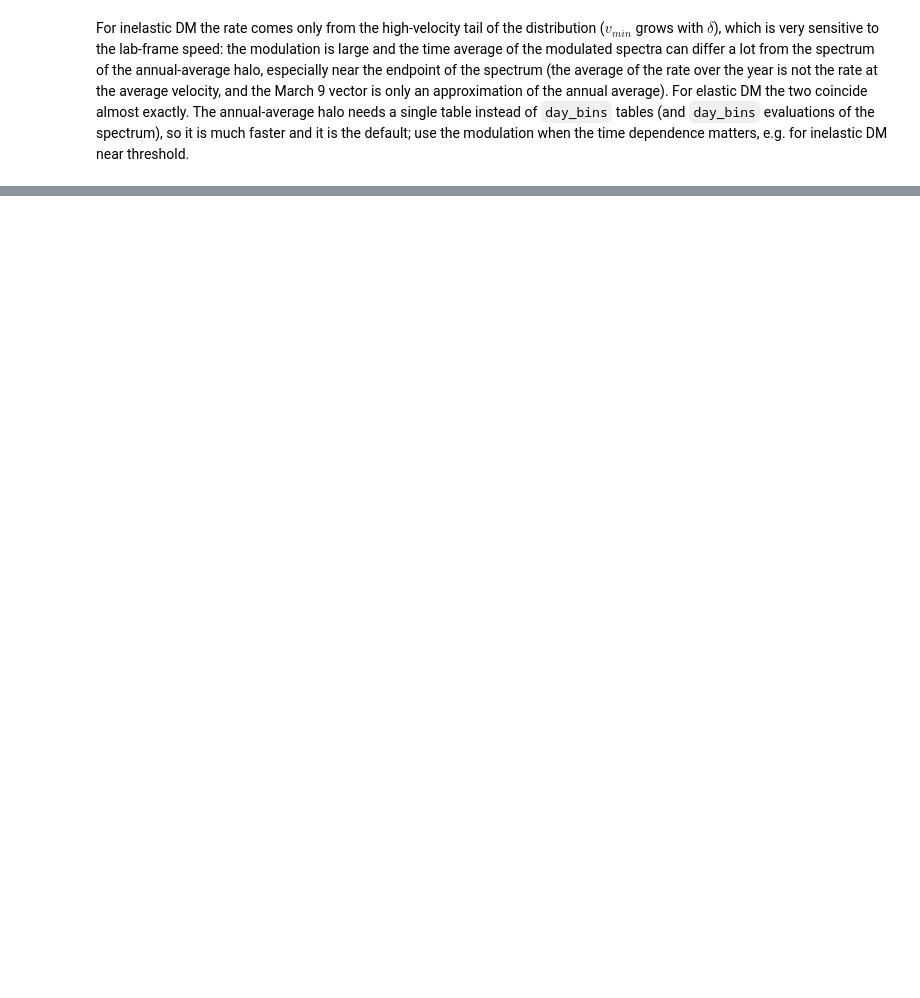
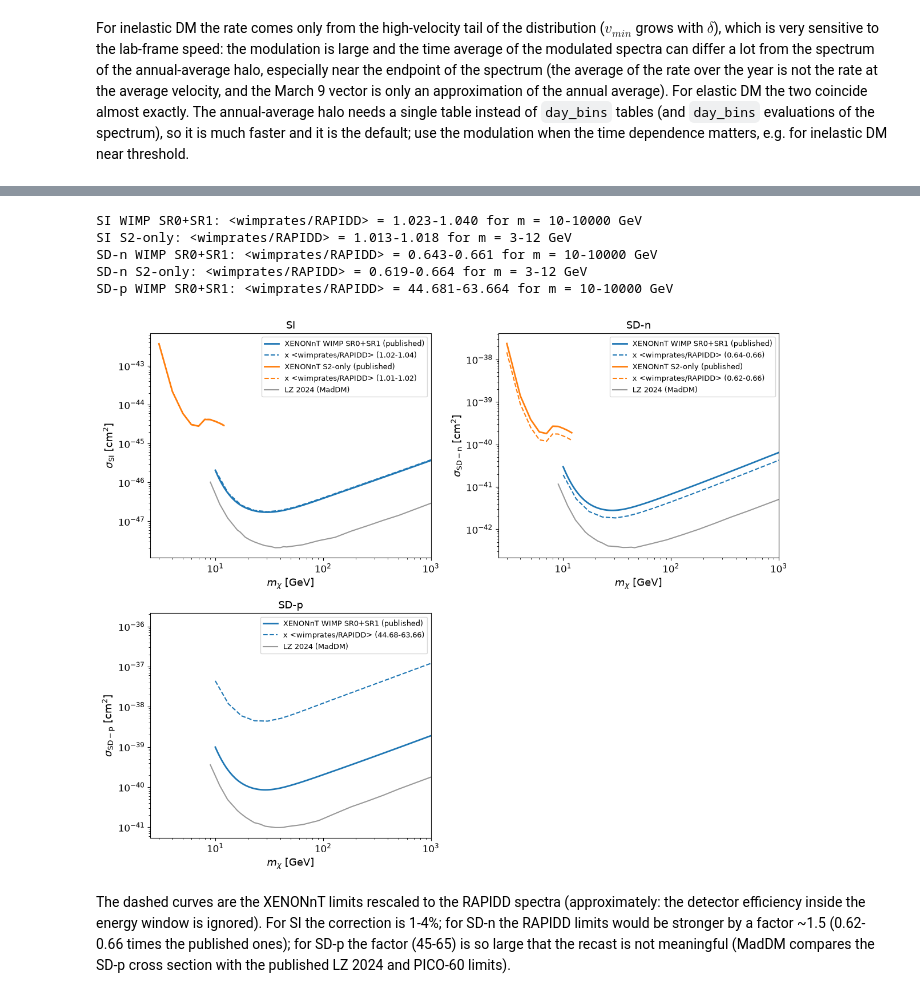
Before and after one commit to cheekyparticle/RAPIDD_for_DM, a Jupyter notebook: examples/checks_NR_rates.ipynb, the cells around one changed output, grey strips where cells are left out. Saved outputs shown, nothing was run; the diff lists cells and outputs as text; code cells hidden in the pictures; blank space fills up the shorter version.

```diff
--- a/examples/checks_NR_rates.ipynb
+++ b/examples/checks_NR_rates.ipynb
@@ -223,7 +249,7 @@ for delta in deltas:
                                                           verbose=False)  # SHM with the default parameters
     iDM_mod[delta] = res['Xe']
 
-fig, axes = plt.subplots(1, 3, figsize=(17, 4.5))
+fig, axes = panels(3)
 for k, delta in enumerate(deltas):
     static = iDM_rates[op]['SHM'][delta]
     avg = iDM_mod[delta]['drde_avg']
@@ -243,8 +269,8 @@ for k, delta in enumerate(deltas):
               f'time-averaged total rate {avg @ weights:.3g} events/kg/day')
 axes[0].set_yscale('log'); axes[0].set_ylim(bottom=1e-8)
 axes[0].set_xlabel('Recoil Energy (keV)'); axes[0].set_ylabel('dR/dE (events/kg/day/keV)')
-axes[0].legend(title='solid: annual-average halo, dashed: time average')
-axes[1].set_xscale('log'); axes[1].set_xlabel('Recoil Energy (keV)')
+axes[0].legend(title='solid: annual-average halo\ndashed: time average')
+axes[1].set_xlabel('Recoil Energy (keV)')
 axes[1].set_ylabel('time average / annual-average halo')
 axes[2].axvline(72.9, color='grey', ls=':')
 axes[2].set_xlabel('t [days since March 22]'); axes[2].set_ylabel(r'$R_i/\langle R\rangle - 1$')
@@ -429,0 +400,61 @@ meaningless (two-body currents missing in RAPIDD).
+# %%
+import pandas as pd
+
+nt_dir = '../tests/data/xenonnt/'
+nt = {('SI', 'WIMP SR0+SR1'): (pd.read_csv(nt_dir + 'xenonnt_2025_si_wimp.csv'), 'mass', 'upper_limit', (3., 60.)),
+      ('SD-n', 'WIMP SR0+SR1'): (pd.read_csv(nt_dir + 'xenonnt_2025_sd_neutron_wimp.csv'), 'mass', 'upper_limit', (3., 60.)),
+      ('SD-p', 'WIMP SR0+SR1'): (pd.read_csv(nt_dir + 'xenonnt_2025_sd_proton_wimp.csv'), 'mass', 'upper_limit', (3., 60.)),
+      ('SI', 'S2-only'): (pd.read_csv(nt_dir + 'XENONnT_SR012_s2_only_wimp_si_after_pcl_limit.csv'), 'mass_gev', 'limit_cm2', (0.5, 5.)),
+      ('SD-n', 'S2-only'): (pd.read_csv(nt_dir + 'XENONnT_SR012_s2_only_wimp_sdn_after_pcl_limit.csv'), 'mass_gev', 'limit_cm2', (0.5, 5.))}
+lz = {'SI': np.loadtxt('../lib/experiments/lz2024/LZ2024_SI.dat'), 'SD-n': np.loadtxt('../lib/experiments/lz2024/LZ2024_SDn.dat'),
+      'SD-p': np.loadtxt('../lib/experiments/lz2024/LZ2024_SDp.dat')}
+
+
+def recast_factor(case, m, window):
+    """<wimprates/RAPIDD> over the energy window, weighted with the wimprates spectrum"""
+    E = np.geomspace(*window, 60)
+    y_wr = wimprates_spectrum(case, m, 1e-45, E)
+    y_r = rapidd_spectrum(case, m, 1e-45, E)
+    if np.trapezoid(y_r, E) <= 0:
+        return np.nan
+    return np.trapezoid(y_wr, E) / np.trapezoid(y_r, E)
+
+
+if have_wr:
+    fig, axes = panels(3, height=5)
+    for ax, case in zip(axes, ('SI', 'SD-n', 'SD-p')):
+        for (c, search), (df, mcol, lcol, window) in nt.items():
+            if c != case:
+                continue
+            m = df[mcol].values
+            sel = m[::max(1, len(m) // 15)]
+            fac = np.array([recast_factor(case, mm, window) for mm in sel])
+            l, = ax.plot(m, df[lcol], lw=2, label=f'XENONnT {search} (published)')
+            ax.plot(sel, np.interp(sel, m, df[lcol]) * fac, ls='--', color=l.get_color(),
+                    label=f'x <wimprates/RAPIDD> ({np.nanmin(fac):.2f}-{np.nanmax(fac):.2f})')
+            print(f'{case} {search}: <wimprates/RAPIDD> = {np.nanmin(fac):.3f}-{np.nanmax(fac):.3f} '
+                  f'for m = {sel.min():g}-{sel.max():g} GeV')
+        if case in lz:
+            ax.plot(lz[case][:, 0], lz[case][:, 1], color='k', alpha=0.4, label='LZ 2024 (MadDM)')
+        ax.set_xscale('log')
+        ax.set_yscale('log')
+        ax.set_xlabel(r'$m_\chi$ [GeV]')
+        ax.set_ylabel(rf'$\sigma_\mathrm{{{case}}}$ [cm$^2$]')
+        ax.set_xlim(2.5, 1e3)
+        ax.set_title(case)
+        ax.legend(fontsize=9)
+    plt.tight_layout()
+    plt.show()
+rapidd.reset_coefficients()
+# %% [output]
+SI WIMP SR0+SR1: <wimprates/RAPIDD> = 1.023-1.040 for m = 10-10000 GeV
+SI S2-only: <wimprates/RAPIDD> = 1.013-1.018 for m = 3-12 GeV
+SD-n WIMP SR0+SR1: <wimprates/RAPIDD> = 0.643-0.661 for m = 10-10000 GeV
+SD-n S2-only: <wimprates/RAPIDD> = 0.619-0.664 for m = 3-12 GeV
+SD-p WIMP SR0+SR1: <wimprates/RAPIDD> = 44.681-63.664 for m = 10-10000 GeV
+[figure, added]
+# %% [markdown]
+The dashed curves are the XENONnT limits rescaled to the RAPIDD spectra (approximately: the detector efficiency
+inside the energy window is ignored). For SI the correction is 1-4%; for SD-n the RAPIDD limits would be stronger by
+a factor ~1.5 (0.62-0.66 times the published ones); for SD-p the factor (45-65) is so large that the recast is not
+meaningful (MadDM compares the SD-p cross section with the published LZ 2024 and PICO-60 limits).
```
Also changed, not shown: parts of 18 cells of this notebook, 4 other files.
